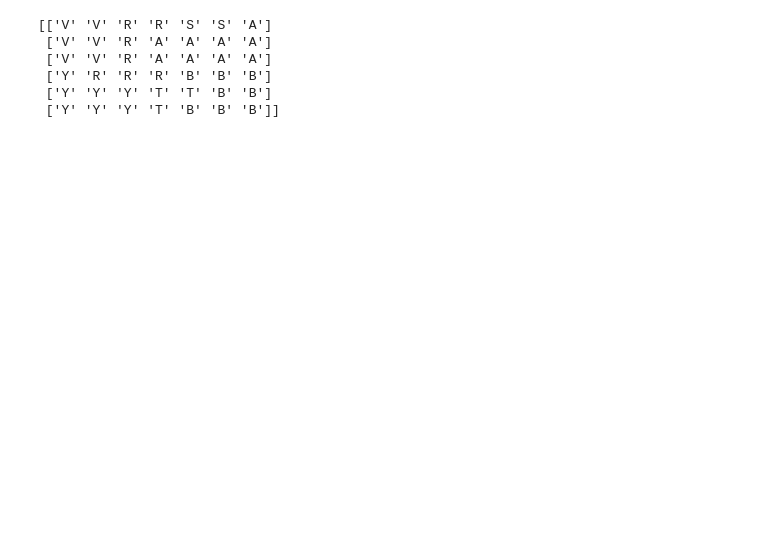
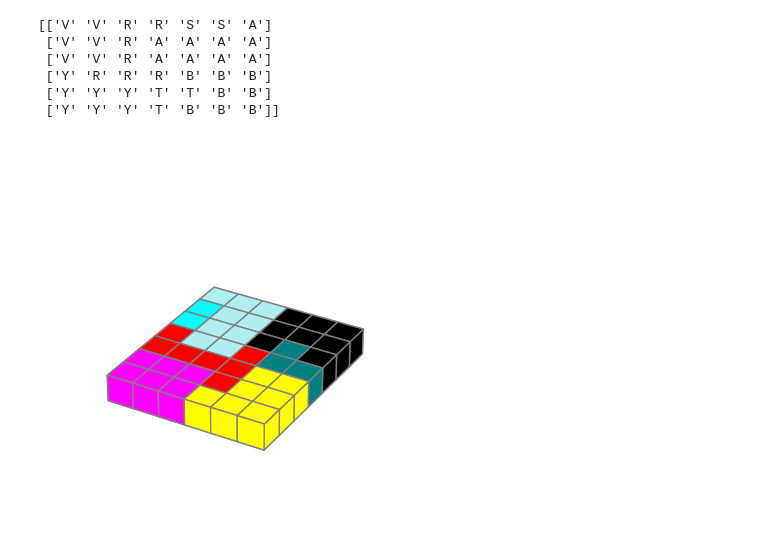
Before and after one commit to pdornian/cat_stax_solver, a Jupyter notebook: sandbox.ipynb, the cells around one changed output. Cells and saved outputs as stored; diff of their text form; code cells hidden in the pictures; blank space fills up the shorter version.

```diff
--- a/sandbox.ipynb
+++ b/sandbox.ipynb
@@ -24,11 +37,11 @@ solved_grid2, cats_grid2 = solve_puzzle(['green', 'indigo', 'violet', 'teal', 's
 # %%
-grid5=init_puzzle_grid(6,7)
 grid5, cats=solve_puzzle(['arctic','violet', 'sky', 'teal', 'yellow', 'black', 'red'], grid5)
 # %% [output]
 [['V' 'V' 'R' 'R' 'S' 'S' 'A']
  ['V' 'V' 'R' 'A' 'A' 'A' 'A']
  ['V' 'V' 'R' 'A' 'A' 'A' 'A']
  ['Y' 'R' 'R' 'R' 'B' 'B' 'B']
  ['Y' 'Y' 'Y' 'T' 'T' 'B' 'B']
  ['Y' 'Y' 'Y' 'T' 'B' 'B' 'B']]
+[figure, added]
 # %%
```
Also changed, not shown: parts of 12 cells of this notebook.
